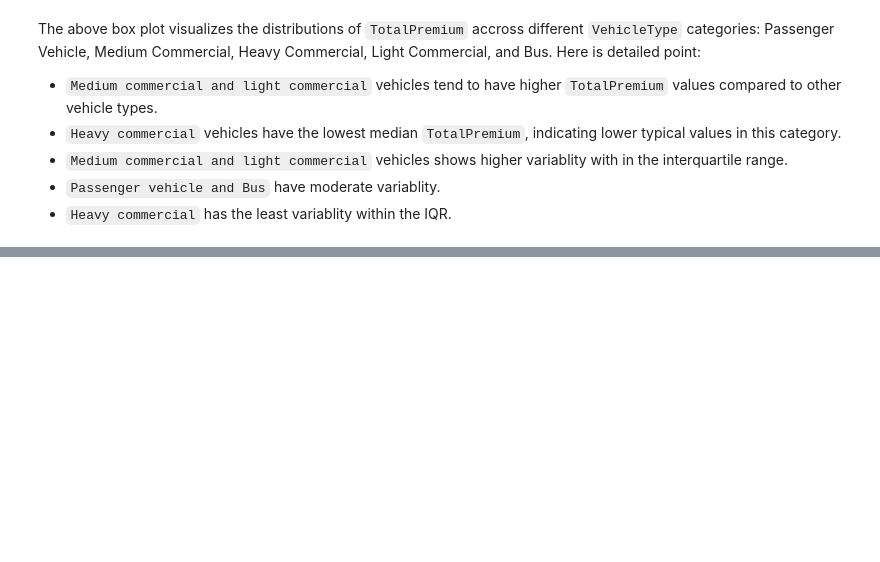
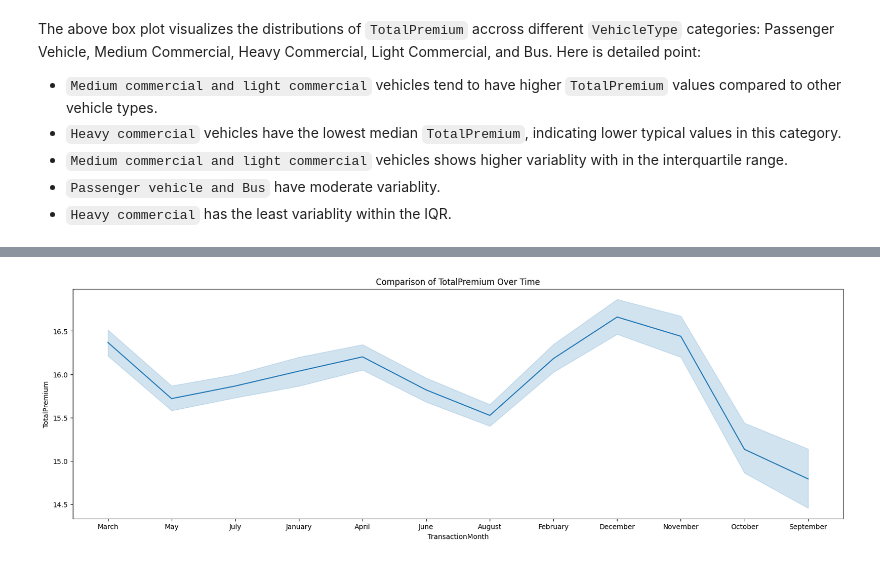
Before and after one commit to der-bew/ACIS_predictive_analysis, a Jupyter notebook: notebooks/EDA.ipynb, the cells around one changed output, grey strips where cells are left out. Saved outputs shown, nothing was run; the diff lists cells and outputs as text; code cells hidden in the pictures; blank space fills up the shorter version.

```diff
--- a/notebooks/EDA.ipynb
+++ b/notebooks/EDA.ipynb
@@ -264,0 +288,5 @@ The above box plot visualizes the distributions of `TotalPremium` accross differ
+# %%
+# line plot
+visualizer.plot_line(clean_acis_df, 'TransactionMonth', 'TotalPremium')
+# %% [output]
+[figure, added]
```
Also changed, not shown: parts of 12 cells of this notebook, 1 other file.
